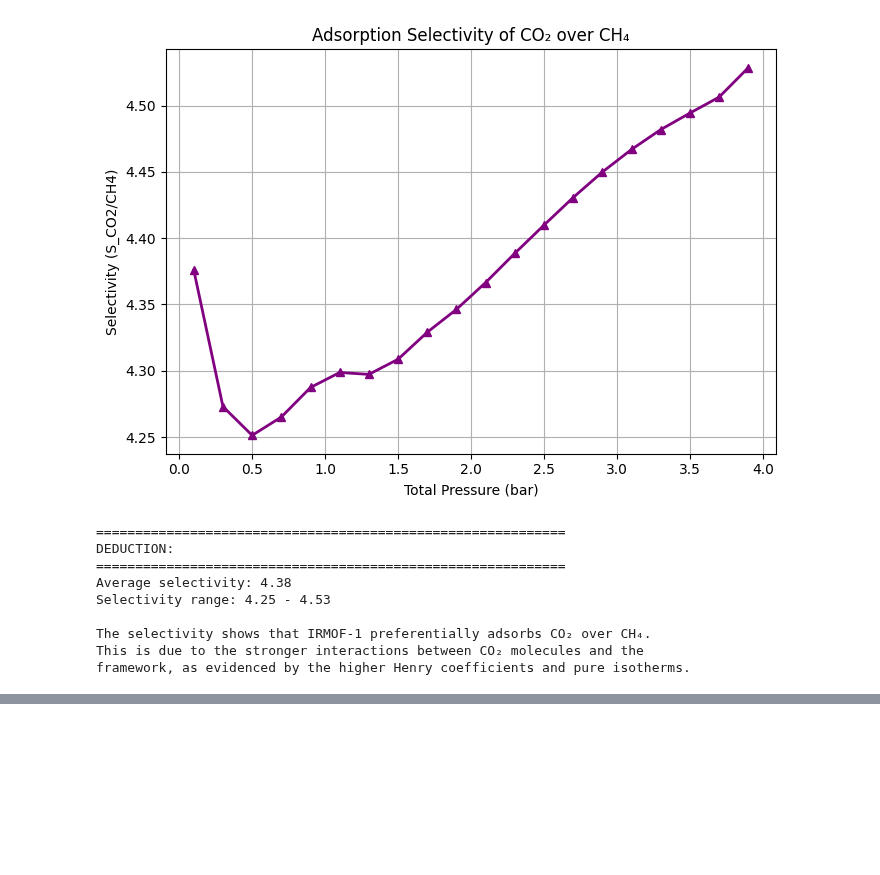
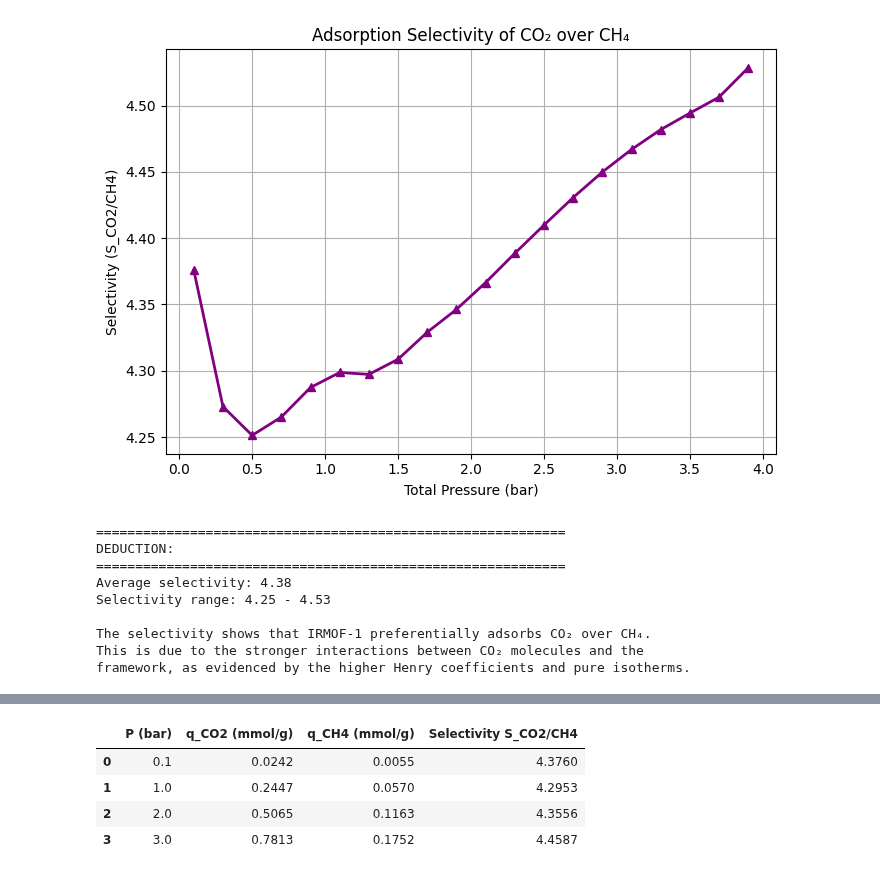
Before and after one commit to Noah-Paga/ModLab, a Jupyter notebook: Assignment 2/GroupT_Block2_assignment2.ipynb, the cells around one changed output, grey strips where cells are left out. Cells and saved outputs as stored; diff of their text form; code cells hidden in the pictures; blank space fills up the shorter version.

Commit message:
Assignment 2: added answers Q6, Q7, Q8 with IAST analysis and discussion

```diff
--- a/Assignment 2/GroupT_Block2_assignment2.ipynb
+++ b/Assignment 2/GroupT_Block2_assignment2.ipynb
@@ -229,0 +254,58 @@ framework, as evidenced by the higher Henry coefficients and pure isotherms.
+# %%
+# Q6 — Selectivity S_CO2/CH4 at 0.1, 1, 2, 3 bar (300 K, y = 0.5/0.5)
+
+import os
+import numpy as np
+import pandas as pd
+import pyiast
+
+# --- Helpers ---
+def load_iso_csv(candidates):
+    """Load a CSV with columns Pressure(bar), Loading(mmol/g) from a list of candidate paths."""
+    for p in candidates:
+        if os.path.exists(p):
+            df = pd.read_csv(p)[["Pressure(bar)", "Loading(mmol/g)"]].dropna()
+            return df.sort_values("Pressure(bar)")
+    raise FileNotFoundError(f"None of these files exist: {candidates}")
+
+# --- Locate your CSVs (adjust if needed) ---
+CO2_CANDIDATES = [
+    "Assignment 2/CO2_IRMOF1.csv",
+    "CO2_IRMOF1.csv",
+    "CO2_isotherms.csv"
+]
+CH4_CANDIDATES = [
+    "Assignment 2/CH4_IRMOF1.csv",
+    "CH4_IRMOF1.csv",
+    "CH4_isotherms.csv"
+]
+
+co2 = load_iso_csv(CO2_CANDIDATES)
+ch4 = load_iso_csv(CH4_CANDIDATES)
+
+# --- Build pure-component isotherms by linear interpolation ---
+iso_co2 = pyiast.InterpolatorIsotherm(co2, pressure_key="Pressure(bar)", loading_key="Loading(mmol/g)")
+iso_ch4 = pyiast.InterpolatorIsotherm(ch4, pressure_key="Pressure(bar)", loading_key="Loading(mmol/g)")
+
+# --- Mixture settings ---
+y = np.array([0.5, 0.5])             # (CO2, CH4) in gas phase
+pressures = [0.1, 1.0, 2.0, 3.0]     # bar (as required)
+
+# --- IAST at the four pressures ---
+rows = []
+for P in pressures:
+    qCO2, qCH4 = pyiast.iast(P*y, [iso_co2, iso_ch4])   # mmol/g
+    S = (qCO2 / qCH4) * (y[1] / y[0])                   # = qCO2/qCH4 for 50/50
+    rows.append([P, qCO2, qCH4, S])
+
+res_q6 = pd.DataFrame(rows, columns=["P (bar)", "q_CO2 (mmol/g)", "q_CH4 (mmol/g)", "Selectivity S_CO2/CH4"])
+display(res_q6.round(4))
+
+# (Optionnel) Enregistrer la table :
+# res_q6.round(4).to_csv("Q6_selectivity_CO2_over_CH4.csv", index=False)
+# %% [output]
+|  | P (bar) | q_CO2 (mmol/g) | q_CH4 (mmol/g) | Selectivity S_CO2/CH4 |
+| 0 | 0.1 | 0.0242 | 0.0055 | 4.3760 |
+| 1 | 1.0 | 0.2447 | 0.0570 | 4.2953 |
+| 2 | 2.0 | 0.5065 | 0.1163 | 4.3556 |
+| 3 | 3.0 | 0.7813 | 0.1752 | 4.4587 |
```
Also changed, not shown: parts of 6 cells of this notebook.
